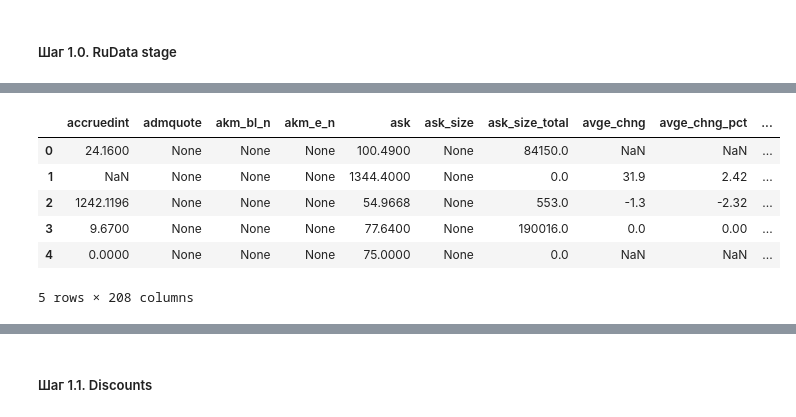
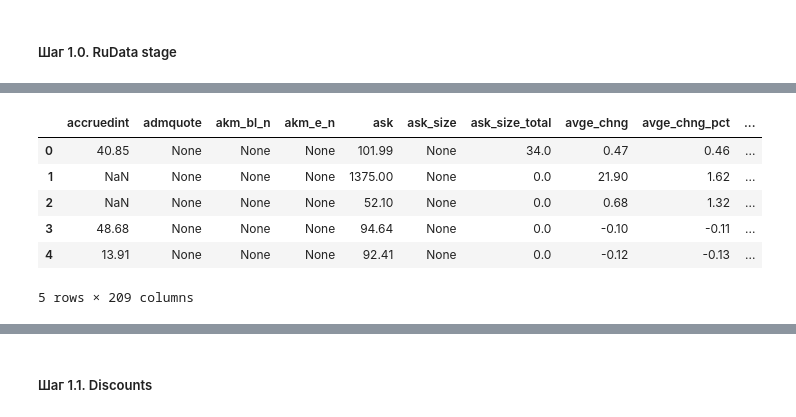
Before and after one commit to alexkobz/insurance, a Jupyter notebook: prices.ipynb, the cells around one changed output, grey strips where cells are left out. Saved outputs shown, nothing was run; the diff lists cells and outputs as text; code cells hidden in the pictures.

```diff
--- a/prices.ipynb
+++ b/prices.ipynb
@@ -101,33 +101,41 @@ import socket
 from typing import List, Union, Optional, Dict, Any
 from rudata import DocsAPI
 
-isins = Prices[Prices["Price"].isna()].index.unique().tolist()
-key = "EndOfDay"
-url: str = getattr(DocsAPI, key).url
-payload: Dict[str, Any] = getattr(DocsAPI, key)().payload()
-payloads = []
-for isin in isins:
-    payload["isin"] = isin
-    payloads.append(payload.copy())
+# isins = Prices[Prices["Price"].isna()].index.unique().tolist()
+# key = "EndOfDay"
+# url: str = getattr(DocsAPI, key).url
+# payload: Dict[str, Any] = getattr(DocsAPI, key)().payload()
+# payloads = []
+# for isin in isins:
+#     payload["isin"] = isin
+#     payloads.append(payload.copy())
 
-async def end_of_day_rudata():
-    end_of_day = []
-    async with aiohttp.ClientSession(
-            connector=aiohttp.TCPConnector(limit=DocsAPI.LIMIT,
-                                           family=socket.AF_INET),
-            trust_env=True,
-            timeout=aiohttp.ClientTimeout(3600)
-    ) as session:
-        for i, chunk in enumerate(divide_chunks(payloads, DocsAPI.LIMIT)):
-            tasks: List[asyncio.Task] = [asyncio.create_task(
-                RuDataRequest(url, session).post(payload=payload)
-            ) for payload in chunk]
-            resAll: List[List[dict]] = [await task for task in asyncio.as_completed(tasks, timeout=600)]
-            result: List[dict] = [row for task_res in resAll for row in task_res]
-            end_of_day.extend(result)
-    return end_of_day
+# async def end_of_day_rudata():
+#     end_of_day = []
+#     async with aiohttp.ClientSession(
+#             connector=aiohttp.TCPConnector(limit=DocsAPI.LIMIT,
+#                                            family=socket.AF_INET),
+#             trust_env=True,
+#             timeout=aiohttp.ClientTimeout(3600)
+#     ) as session:
+#         for i, chunk in enumerate(divide_chunks(payloads, DocsAPI.LIMIT)):
+#             tasks: List[asyncio.Task] = [asyncio.create_task(
+#                 RuDataRequest(url, session).post(payload=payload)
+#             ) for payload in chunk]
+#             resAll: List[List[dict]] = [await task for task in asyncio.as_completed(tasks, timeout=600)]
+#             result: List[dict] = [row for task_res in resAll for row in task_res]
+#             end_of_day.extend(result)
+#     return end_of_day
 
-end_of_day = asyncio.run(end_of_day_rudata())
-EndOfDay = pd.DataFrame(end_of_day)
+# end_of_day = asyncio.run(end_of_day_rudata())
+# EndOfDay = pd.DataFrame(end_of_day)
+EndOfDay: pd.DataFrame = pd.read_sql(
+                    f"""
+                    SELECT *
+                    FROM "EndOfDay"
+                    where report_monthyear = '{RuDataDF.report_monthyear}'
+                    """
+                    , RuDataDF.engine
+                )
 EndOfDay.head()
 # %% [output]
@@ -136,10 +144,10 @@ Wall time: 27min 54s
 |  | accruedint | admquote | akm_bl_n | akm_e_n | ask | ask_size | ask_size_total | avge_chng | avge_chng_pct | ... |
-| 0 | 24.1600 | None | None | None | 100.4900 | None | 84150.0 | NaN | NaN | ... |
-| 1 | NaN | None | None | None | 1344.4000 | None | 0.0 | 31.9 | 2.42 | ... |
-| 2 | 1242.1196 | None | None | None | 54.9668 | None | 553.0 | -1.3 | -2.32 | ... |
-| 3 | 9.6700 | None | None | None | 77.6400 | None | 190016.0 | 0.0 | 0.00 | ... |
-| 4 | 0.0000 | None | None | None | 75.0000 | None | 0.0 | NaN | NaN | ... |
+| 0 | 40.85 | None | None | None | 101.99 | None | 34.0 | 0.47 | 0.46 | ... |
+| 1 | NaN | None | None | None | 1375.00 | None | 0.0 | 21.90 | 1.62 | ... |
+| 2 | NaN | None | None | None | 52.10 | None | 0.0 | 0.68 | 1.32 | ... |
+| 3 | 48.68 | None | None | None | 94.64 | None | 0.0 | -0.10 | -0.11 | ... |
+| 4 | 13.91 | None | None | None | 92.41 | None | 0.0 | -0.12 | -0.13 | ... |
-5 rows × 208 columns
+5 rows × 209 columns
 # %%
 %%time
 import aiohttp
```
Also changed, not shown: parts of 19 cells of this notebook, 7 other files.
